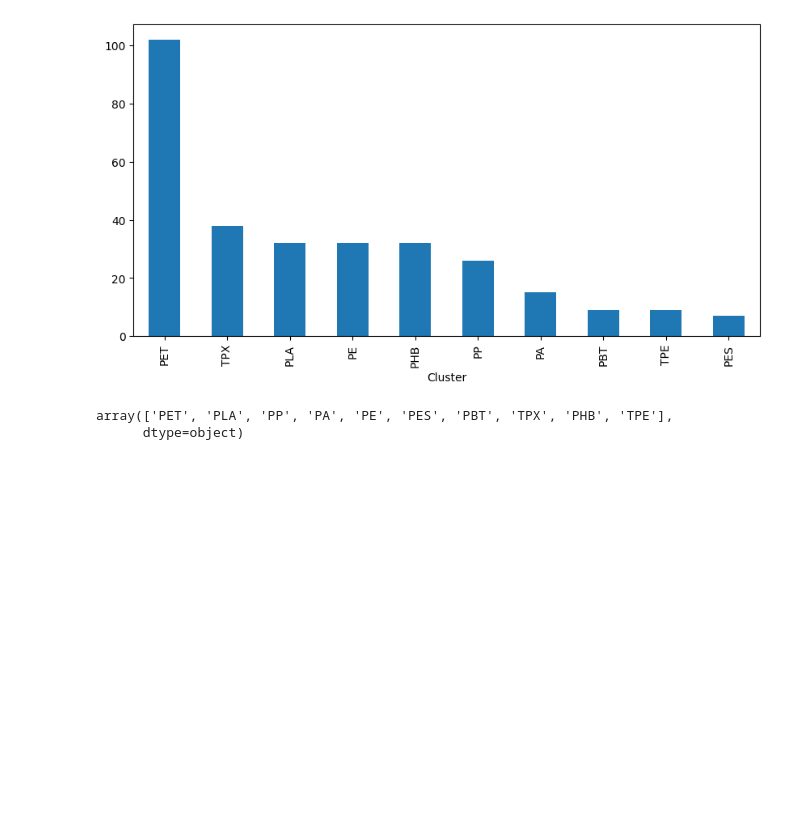
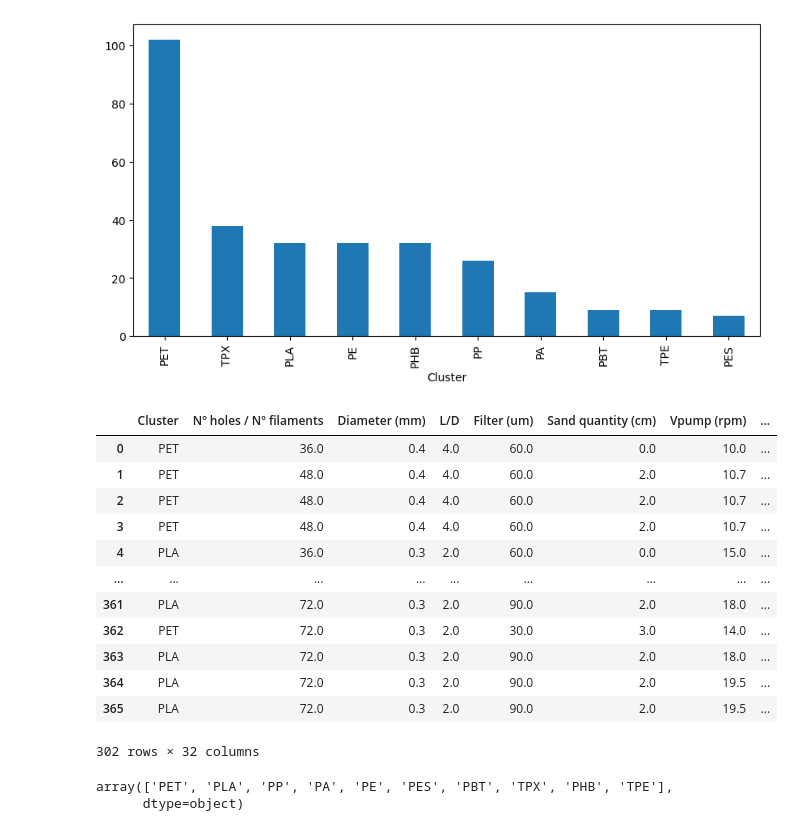
Before and after one commit to djoroya/DIMAT_DATA_CLEAN_AITEX, a Jupyter notebook: scripts/T01_dataclean/T05_material_select.ipynb, the cells around one changed output. Cells and saved outputs as stored; diff of their text form; code cells hidden in the pictures; blank space fills up the shorter version.

```diff
--- a/scripts/T01_dataclean/T05_material_select.ipynb
+++ b/scripts/T01_dataclean/T05_material_select.ipynb
@@ -71,6 +88,22 @@ df_01['Cluster'].value_counts().plot(kind='bar', figsize=(10, 5), grid=False)
 # %% [output]
 <Axes: xlabel='Cluster'>
 [figure]
+# %%
+df_01
+# %% [output]
+|  | Cluster | Nº holes / Nº filaments | Diameter (mm) | L/D | Filter (um) | Sand quantity (cm) | Vpump (rpm) | ... |
+| 0 | PET | 36.0 | 0.4 | 4.0 | 60.0 | 0.0 | 10.0 | ... |
+| 1 | PET | 48.0 | 0.4 | 4.0 | 60.0 | 2.0 | 10.7 | ... |
+| 2 | PET | 48.0 | 0.4 | 4.0 | 60.0 | 2.0 | 10.7 | ... |
+| 3 | PET | 48.0 | 0.4 | 4.0 | 60.0 | 2.0 | 10.7 | ... |
+| 4 | PLA | 36.0 | 0.3 | 2.0 | 60.0 | 0.0 | 15.0 | ... |
+| ... | ... | ... | ... | ... | ... | ... | ... | ... |
+| 361 | PLA | 72.0 | 0.3 | 2.0 | 90.0 | 2.0 | 18.0 | ... |
+| 362 | PET | 72.0 | 0.3 | 2.0 | 30.0 | 3.0 | 14.0 | ... |
+| 363 | PLA | 72.0 | 0.3 | 2.0 | 90.0 | 2.0 | 18.0 | ... |
+| 364 | PLA | 72.0 | 0.3 | 2.0 | 90.0 | 2.0 | 19.5 | ... |
+| 365 | PLA | 72.0 | 0.3 | 2.0 | 90.0 | 2.0 | 19.5 | ... |
+302 rows × 32 columns
 # %%
 # change name Cluster -> Material
 df_01.rename(columns={'Cluster': 'Material'}, inplace=True)
```
Also changed, not shown: parts of 6 cells of this notebook, 12 other files.
